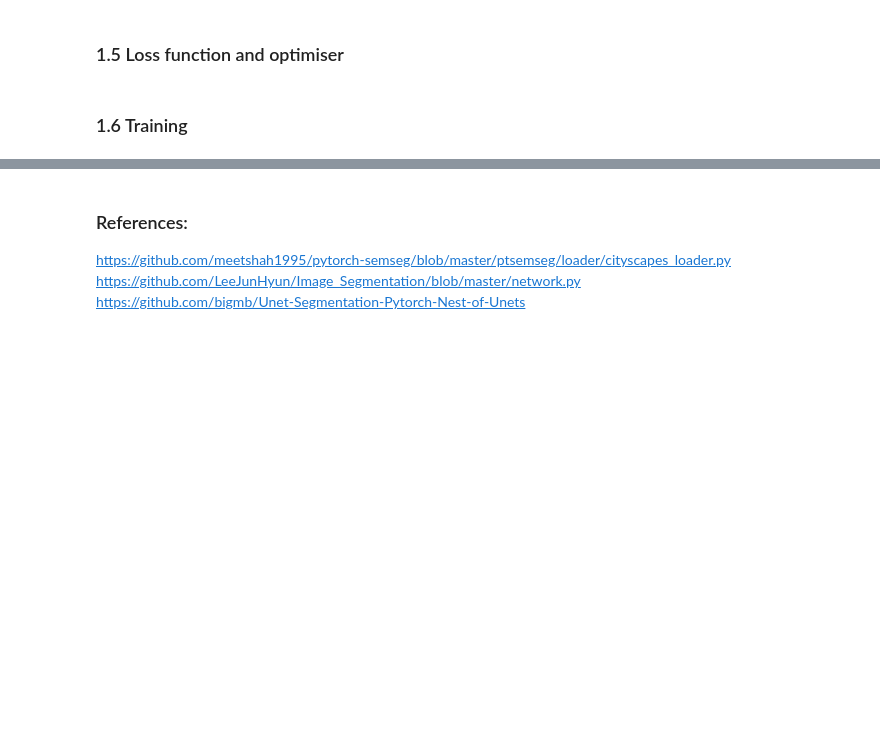
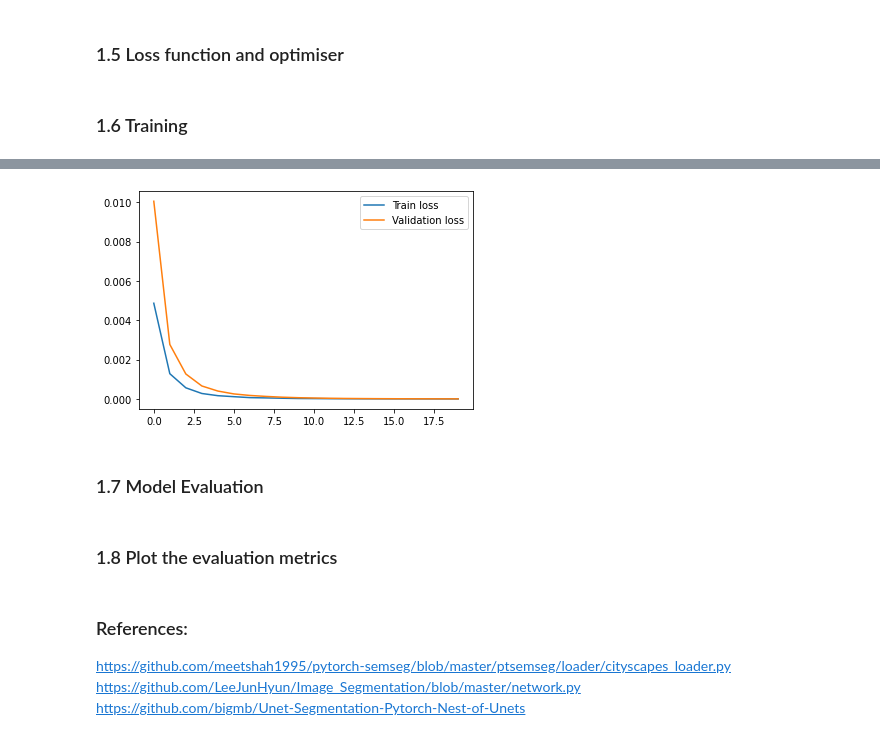
Before and after one commit to arpit-jadon/Copy-Vision-Project-Image-Segmentation, a Jupyter notebook: Vision_task_2.ipynb, the cells around one changed output, grey strips where cells are left out. Saved outputs shown, nothing was run; the diff lists cells and outputs as text; code cells hidden in the pictures; blank space fills up the shorter version.

```diff
--- a/Vision_task_2.ipynb
+++ b/Vision_task_2.ipynb
@@ -434,7 +449,7 @@ loss_f = nn.CrossEntropyLoss()
 
 # optimizer variable
 # opt = torch.optim.SGD(model.parameters(), weight_decay=5*1e-4, lr = 0.0001, momentum=0.9)
-opt = torch.optim.Adam(model.parameters(), lr=1e-3)
+opt = torch.optim.Adam(model.parameters(), lr=1e-4)
 # %% [markdown]
 ### 1.6 Training
 # %%
@@ -447,8 +462,7 @@ def load_checkpoint(checkpoint_path, model):
     checkpoint = torch.load(checkpoint_path)
     model.load_state_dict(checkpoint["state_dict"])
 # %%
-#DEVICE = "cuda" if torch.cuda.is_available() else "cpu"
-DEVICE = "cpu"
+DEVICE = "cuda" if torch.cuda.is_available() else "cpu"
 
 def evaluate(dataset, data_loader, model, epoch):
     # put model in eval mode
@@ -464,6 +478,7 @@ def evaluate(dataset, data_loader, model, epoch):
             tk0.set_description(f"Validation Epoch {epoch+1}")
             inputs = inputs.to(DEVICE, dtype=torch.float)
             targets = targets.to(DEVICE, dtype=torch.long)
+            targets = targets.squeeze(1)
             output = model(inputs)
             loss = criterion(output, targets)
             # add loss to final loss
@@ -504,20 +519,23 @@ def train(traindataset, validdataset, trainloader, validloader, model, criterion
                 # fetch input images and masks from dataset batch
                 # move images and masks to cpu/gpu device
                 inputs = inputs.to(DEVICE, dtype=torch.float)
+                #print(f"Input shape = {inputs.shape}")
                 targets = targets.to(DEVICE, dtype=torch.long)
-
+                targets = targets.squeeze(1)
+                #print(targets.shape)
                 # zero grad the optimizer
                 optimizer.zero_grad()
                 # forward step of model
-                outputs = torch.max(model(inputs))
+                outputs = model(inputs)
+                #print(outputs.shape)
                 # calculate loss
-                loss = criterion(outputs, targets)
+                loss = criterion(outputs,targets)
                 loss.backward()
                 # step the optimizer
                 optimizer.step()
                 tk0.set_postfix(loss=loss.item())
+        val_loss_log = evaluate(validdataset, validloader, model, epoch)
 
-        val_loss_log = evaluate(validdataset, validloader, model, epoch)
 
         checkpoint = {
             "state_dict": model.state_dict(),
@@ -533,7 +551,7 @@ def train(traindataset, validdataset, trainloader, validloader, model, criterion
         train_loss.append(loss.item())
         valid_loss.append(val_loss_log.item())
 
-    return train_loss, model_weights
+    return train_loss, valid_loss, model_weights
 # %%
 model.to(DEVICE)
 # %% [output]
@@ -583,0 +604,9 @@ plt.plot(history[0])
+# %%
+plt.plot(history[0])
+plt.plot(history[1])
+plt.legend(['Train loss', 'Validation loss'])
+plt.show()
+# %% [output]
+[figure, added]
+# %% [markdown]
+### 1.7 Model Evaluation
@@ -583,0 +741,2 @@ plt.plot(history[0])
+# %% [markdown]
+### 1.8 Plot the evaluation metrics
```
Also changed, not shown: parts of 14 cells of this notebook.
